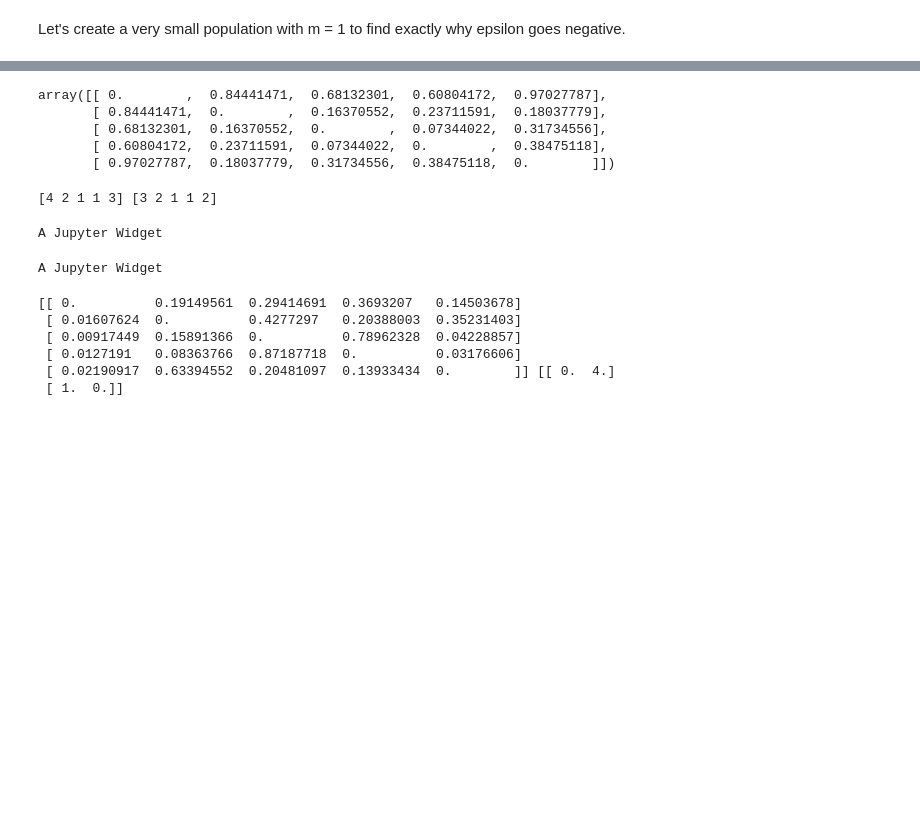
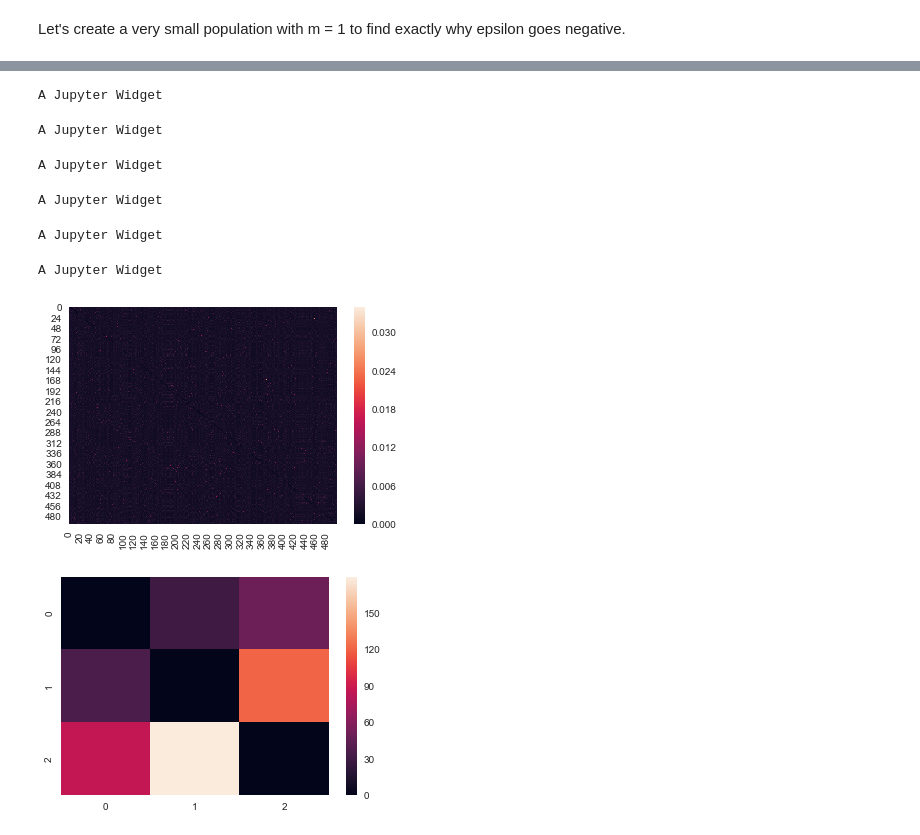
Before and after one commit to jbremz/human_mob, a Jupyter notebook: Notebooks/Ilaria's Log/Week 14.ipynb, the cells around one changed output, grey strips where cells are left out. Saved outputs shown, nothing was run; the diff lists cells and outputs as text; code cells hidden in the pictures; blank space fills up the shorter version.

```diff
--- a/Notebooks/Ilaria's Log/Week 14.ipynb
+++ b/Notebooks/Ilaria's Log/Week 14.ipynb
@@ -33,8 +29,0 @@ pop = pop_random.random(5)
-# %%
-pop.DM
-# %% [output]
-array([[ 0.        ,  0.84441471,  0.68132301,  0.60804172,  0.97027787],
-       [ 0.84441471,  0.        ,  0.16370552,  0.23711591,  0.18037779],
-       [ 0.68132301,  0.16370552,  0.        ,  0.07344022,  0.31734556],
-       [ 0.60804172,  0.23711591,  0.07344022,  0.        ,  0.38475118],
-       [ 0.97027787,  0.18037779,  0.31734556,  0.38475118,  0.        ]])
@@ -41,19 +32,27 @@ array([[ 0.        ,  0.84441471,  0.68132301,  0.60804172,  0.97027787],
 # %%
 h = pop_hier(pop, [0.1, 0.2, 0.3, 0.4, 0.5])
-print(h.levels[0].clusters, h.levels[1].clusters)
-odm_0 = h.gravity_ODM(0)
-odm_1 = h.gravity_ODM(3)
-print(odm_0, odm_1)
+odm_0 = h.gravity_ODM(0, gamma)
+odm_1 = h.gravity_ODM(1, gamma)
+odm_2 = h.gravity_ODM(2, gamma)
+odm_3 = h.gravity_ODM(3, gamma)
+odm_4 = h.gravity_ODM(4, gamma)
+odm_5 = h.gravity_ODM(5, gamma)
 # %% [output]
-[4 2 1 1 3] [3 2 1 1 2]
+A Jupyter Widget
 A Jupyter Widget
 A Jupyter Widget
-[[ 0.          0.19149561  0.29414691  0.3693207   0.14503678]
- [ 0.01607624  0.          0.4277297   0.20388003  0.35231403]
- [ 0.00917449  0.15891366  0.          0.78962328  0.04228857]
- [ 0.0127191   0.08363766  0.87187718  0.          0.03176606]
- [ 0.02190917  0.63394552  0.20481097  0.13933434  0.        ]] [[ 0.  4.]
- [ 1.  0.]]
+A Jupyter Widget
+A Jupyter Widget
+A Jupyter Widget
 # %%
 import seaborn as sns; sns.set()
+# %%
+sns.heatmap(odm_0)
+plt.show()
+
+sns.heatmap(odm_5)
+plt.show()
+# %% [output]
+[figure, added]
+[figure, added]
 # %%
```
Also changed, not shown: parts of 9 cells of this notebook.
